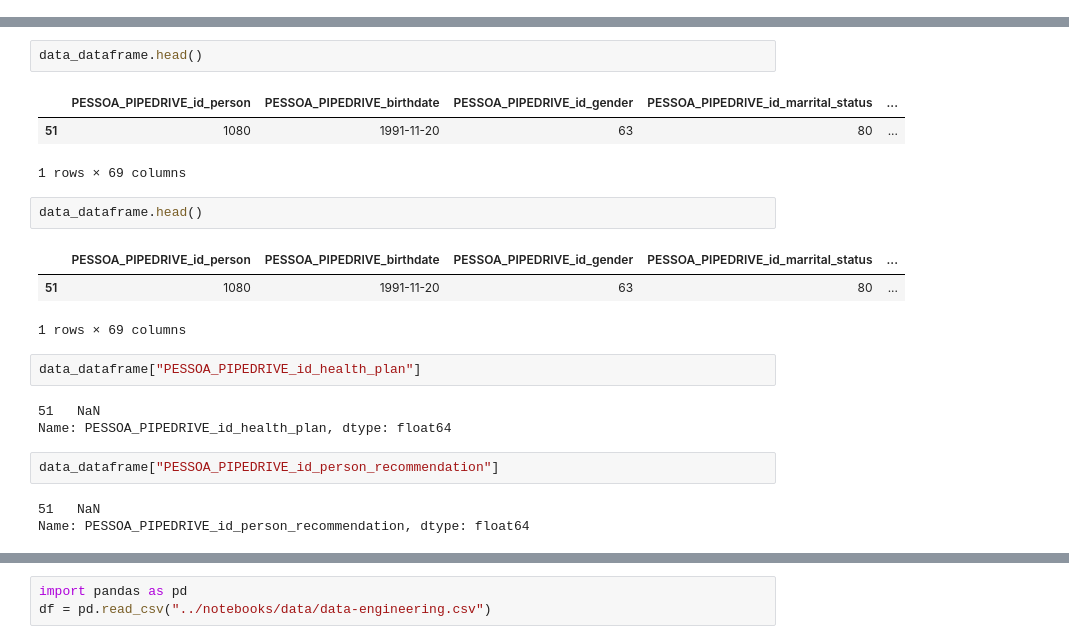
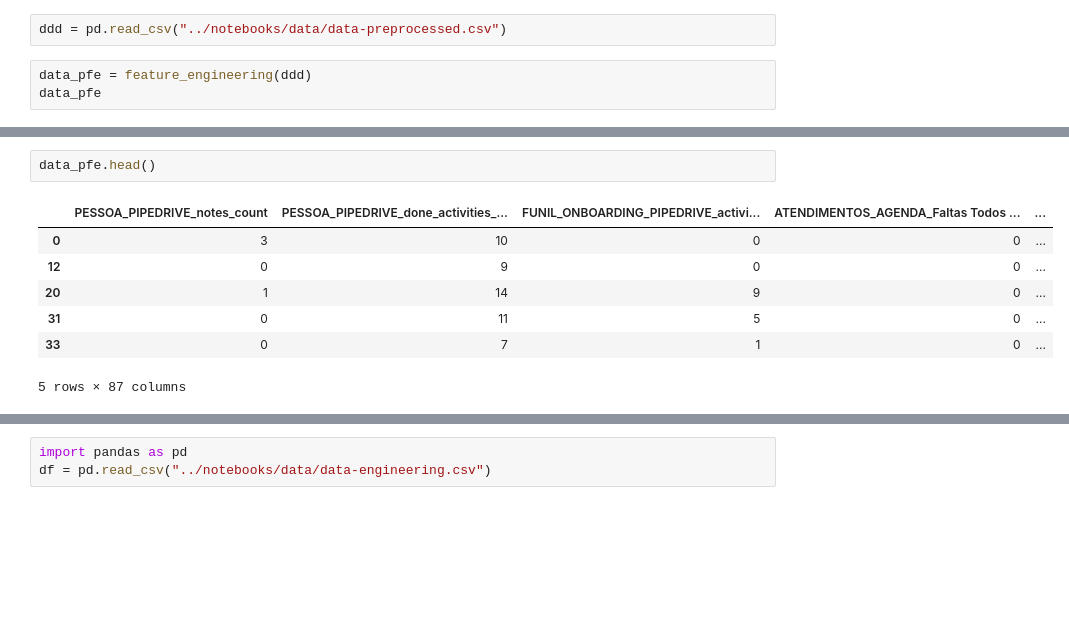
Before and after one commit to alessitomas/streamlit-deploy, a Jupyter notebook: src/scripts/teste.ipynb, the cells around one changed output, grey strips where cells are left out. Drawn from its saved outputs; the diff is of its cells as text; blank space fills up the shorter version.

```diff
--- a/src/scripts/teste.ipynb
+++ b/src/scripts/teste.ipynb
@@ -17,0 +454,5 @@ data_dataframe = pd.DataFrame([data_merge])
+# %%
+ddd = pd.read_csv("../notebooks/data/data-preprocessed.csv")
+# %%
+data_pfe = feature_engineering(ddd)
+data_pfe
@@ -18,22 +489,10 @@ data_dataframe = pd.DataFrame([data_merge])
 # %%
-data_dataframe.head()
+data_pfe.head()
 # %% [output]
-|  | PESSOA_PIPEDRIVE_id_person | PESSOA_PIPEDRIVE_birthdate | PESSOA_PIPEDRIVE_id_gender | PESSOA_PIPEDRIVE_id_marrital_status | ... |
-| 51 | 1080 | 1991-11-20 | 63 | 80 | ... |
+|  | PESSOA_PIPEDRIVE_notes_count | PESSOA_PIPEDRIVE_done_activities_... | FUNIL_ONBOARDING_PIPEDRIVE_activi... | ATENDIMENTOS_AGENDA_Faltas Todos ... | ... |
+| 0 | 3 | 10 | 0 | 0 | ... |
+| 12 | 0 | 9 | 0 | 0 | ... |
+| 20 | 1 | 14 | 9 | 0 | ... |
+| 31 | 0 | 11 | 5 | 0 | ... |
+| 33 | 0 | 7 | 1 | 0 | ... |
-1 rows × 69 columns
+5 rows × 87 columns
-# %%
-data_dataframe.head()
-# %% [output]
-|  | PESSOA_PIPEDRIVE_id_person | PESSOA_PIPEDRIVE_birthdate | PESSOA_PIPEDRIVE_id_gender | PESSOA_PIPEDRIVE_id_marrital_status | ... |
-| 51 | 1080 | 1991-11-20 | 63 | 80 | ... |
-1 rows × 69 columns
-# %%
-data_dataframe["PESSOA_PIPEDRIVE_id_health_plan"]
-# %% [output]
-51   NaN
-Name: PESSOA_PIPEDRIVE_id_health_plan, dtype: float64
-# %%
-data_dataframe["PESSOA_PIPEDRIVE_id_person_recommendation"]
-# %% [output]
-51   NaN
-Name: PESSOA_PIPEDRIVE_id_person_recommendation, dtype: float64
```
Also changed, not shown: parts of 22 cells of this notebook, 8 other files.
